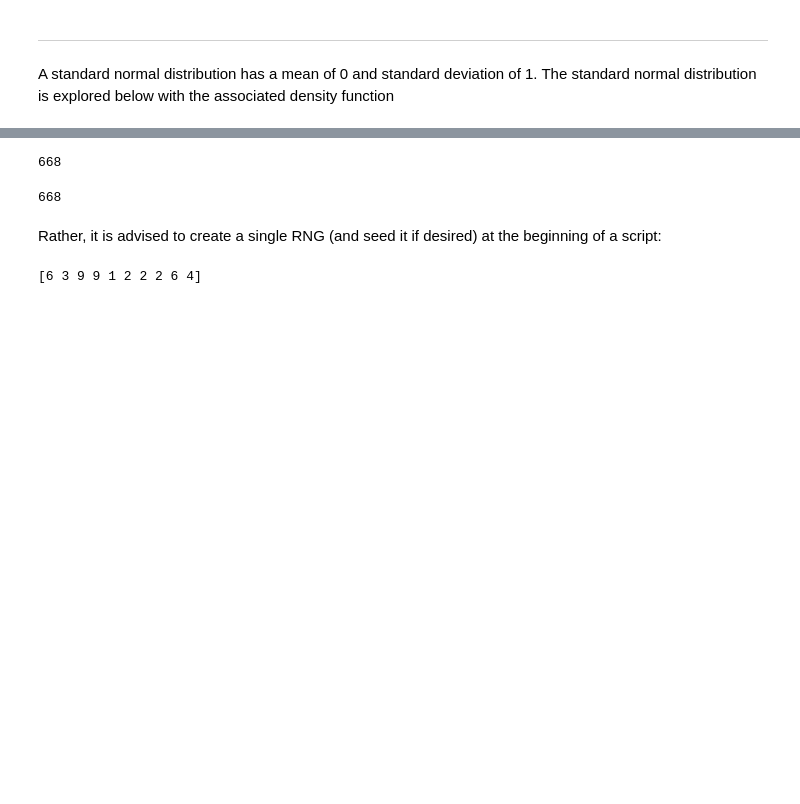
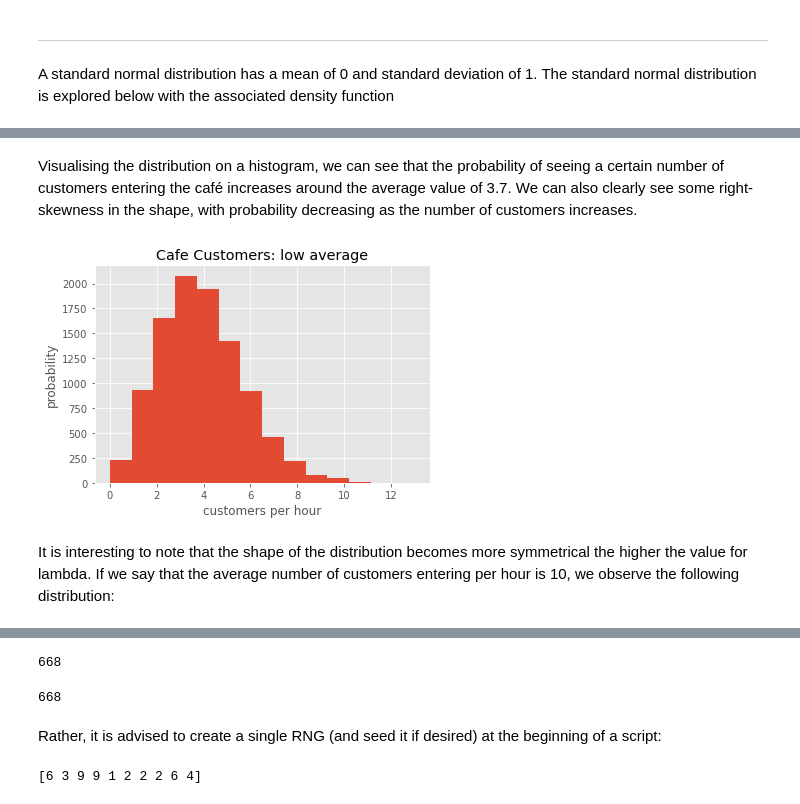
Before and after one commit to colm-o-caoimh/NumpyRandom, a Jupyter notebook: Assignment2020.ipynb, the cells around one changed output, grey strips where cells are left out. Cells and saved outputs as stored; diff of their text form; code cells hidden in the pictures; blank space fills up the shorter version.

```diff
--- a/Assignment2020.ipynb
+++ b/Assignment2020.ipynb
@@ -479,0 +523,18 @@ First, estimate the mean (good practice with any distribution)
+# %%
+pois_low_ave = rng.poisson(lam=3.7, size=10000)
+# %% [markdown]
+Visualising the distribution on a histogram, we can see that the probability of seeing a certain number of customers entering the café increases around the average value of 3.7. We can also clearly see some right-skewness in the shape, with probability decreasing as the number of customers increases.
+# %%
+bins = max(pois_low_ave) + 1
+count, bins, ignored = plt.hist(pois_low_ave, bins, density=False)
+
+plt.title('Cafe Customers: low average')
+plt.xlabel('customers per hour')
+plt.ylabel('probability')
+
+
+plt.show()
+# %% [output]
+[figure, added]
+# %% [markdown]
+It is interesting to note that the shape of the distribution becomes more symmetrical the higher the value for lambda. If we say that the average number of customers entering per hour is 10, we observe the following distribution:
```
Also changed, not shown: parts of 67 cells of this notebook.
